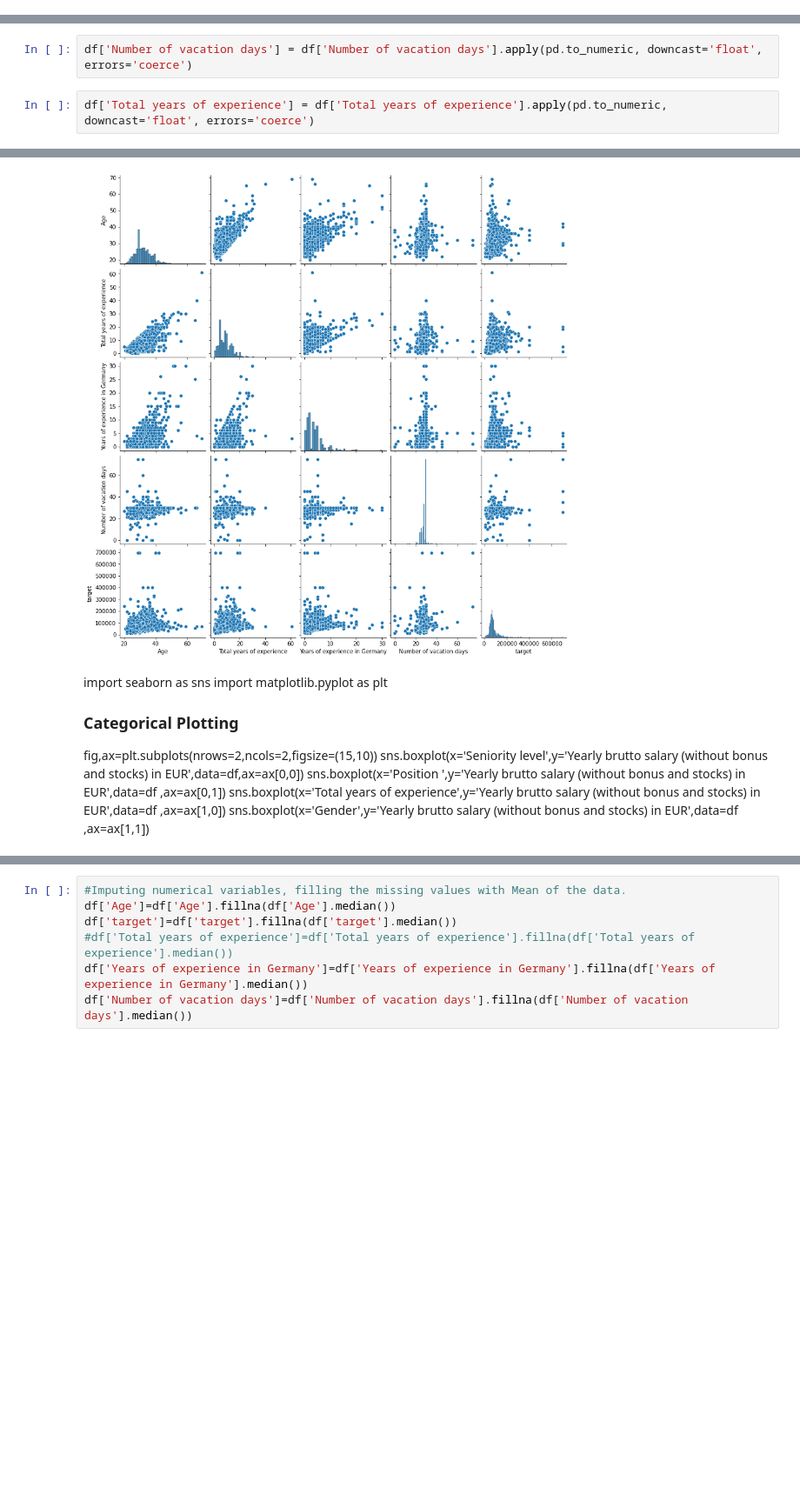
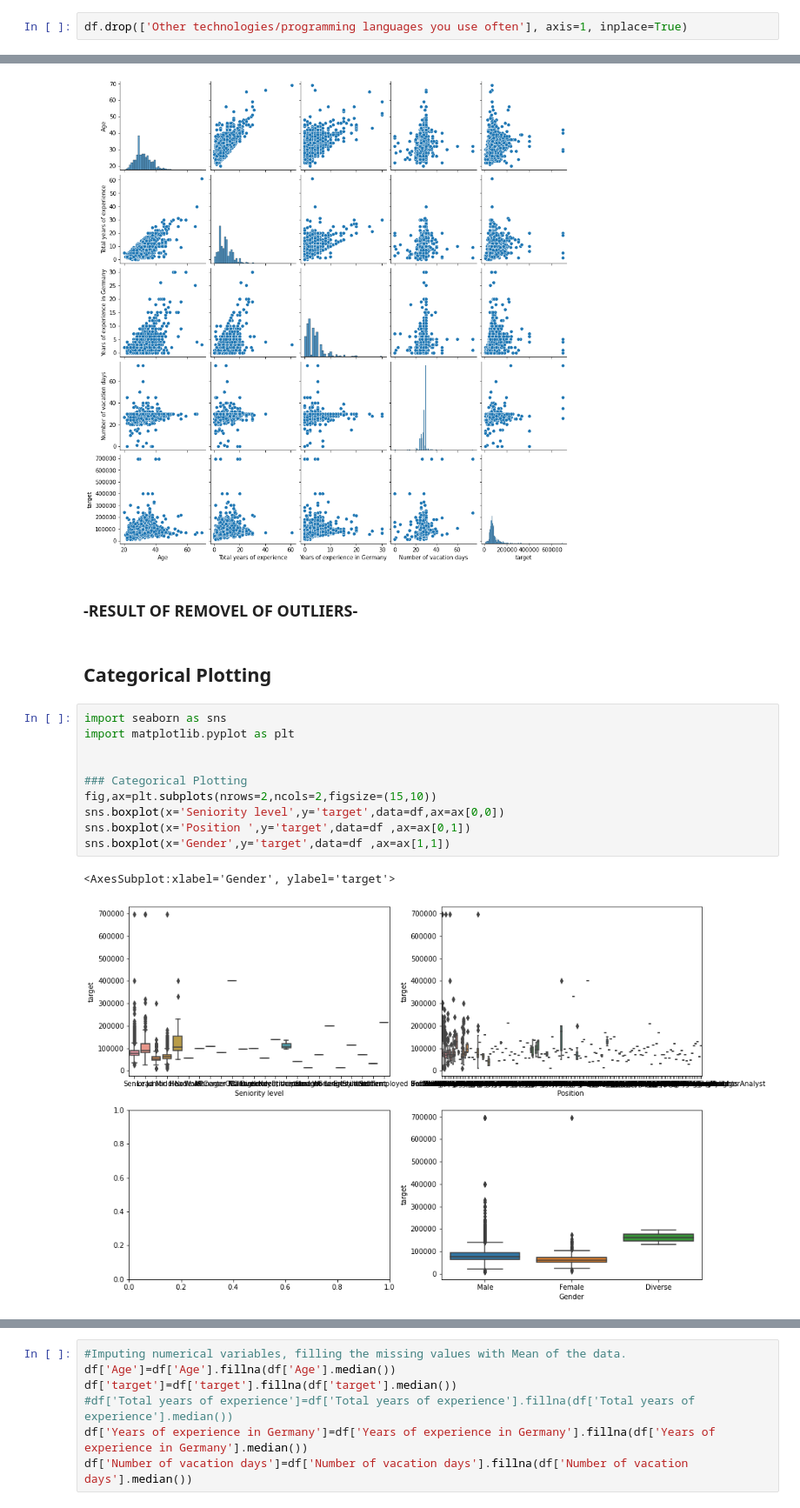
Before and after one commit to SidhST12/ItML_Asn_2_Students, a Jupyter notebook: assignment_2_start.ipynb, the cells around one changed output, grey strips where cells are left out. Shown at 87% size. Cells and saved outputs as stored; diff of their text form; blank space fills up the shorter version.

```diff
--- a/assignment_2_start.ipynb
+++ b/assignment_2_start.ipynb
@@ -196,0 +205,2 @@ It is an important step in the data preprocessing and analysis phase because:
+# %%
+df.drop(['Other technologies/programming languages you use often'], axis=1, inplace=True)
@@ -214,4 +210,0 @@ df.drop(df.index[(df["Number of vacation days"] == "unlimited")],axis=0,inplace=
-# %%
-df['Number of vacation days'] = df['Number of vacation days'].apply(pd.to_numeric, downcast='float', errors='coerce')
-# %%
-df['Total years of experience'] = df['Total years of experience'].apply(pd.to_numeric, downcast='float', errors='coerce')
@@ -456,14 +390,20 @@ sns.pairplot(df)
 # %% [output]
 <seaborn.axisgrid.PairGrid at 0x...>
 [figure]
-# %% [markdown]
-import seaborn as sns
-import matplotlib.pyplot as plt
-
-
-### Categorical Plotting
-fig,ax=plt.subplots(nrows=2,ncols=2,figsize=(15,10))
-sns.boxplot(x='Seniority level',y='Yearly brutto salary (without bonus and stocks) in EUR',data=df,ax=ax[0,0])
-sns.boxplot(x='Position ',y='Yearly brutto salary (without bonus and stocks) in EUR',data=df ,ax=ax[0,1])
-sns.boxplot(x='Total years of experience',y='Yearly brutto salary (without bonus and stocks) in EUR',data=df ,ax=ax[1,0])
-sns.boxplot(x='Gender',y='Yearly brutto salary (without bonus and stocks) in EUR',data=df ,ax=ax[1,1])
+# %% [markdown]
+### -RESULT OF REMOVEL OF OUTLIERS-
+# %% [markdown]
+## Categorical Plotting
+# %%
+import seaborn as sns
+import matplotlib.pyplot as plt
+
+
+### Categorical Plotting
+fig,ax=plt.subplots(nrows=2,ncols=2,figsize=(15,10))
+sns.boxplot(x='Seniority level',y='target',data=df,ax=ax[0,0])
+sns.boxplot(x='Position ',y='target',data=df ,ax=ax[0,1])
+sns.boxplot(x='Gender',y='target',data=df ,ax=ax[1,1])
+# %% [output]
+<AxesSubplot:xlabel='Gender', ylabel='target'>
+[figure, added]
```
Also changed, not shown: parts of 40 cells of this notebook.
